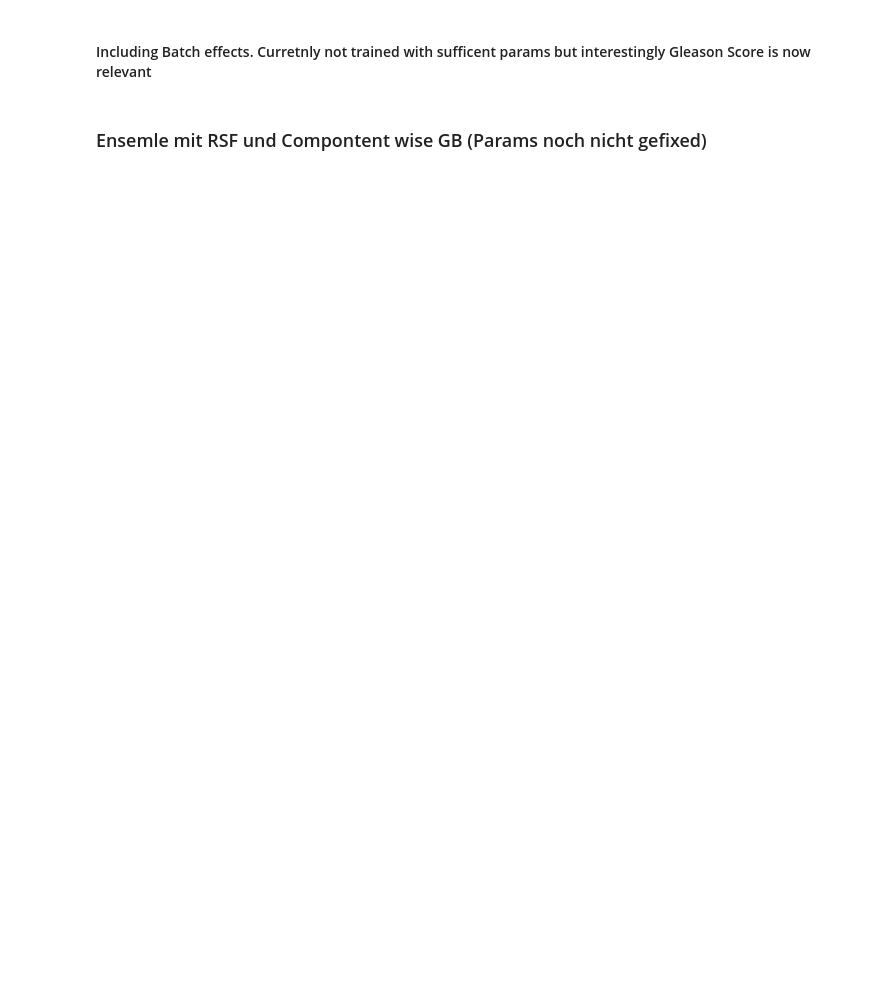
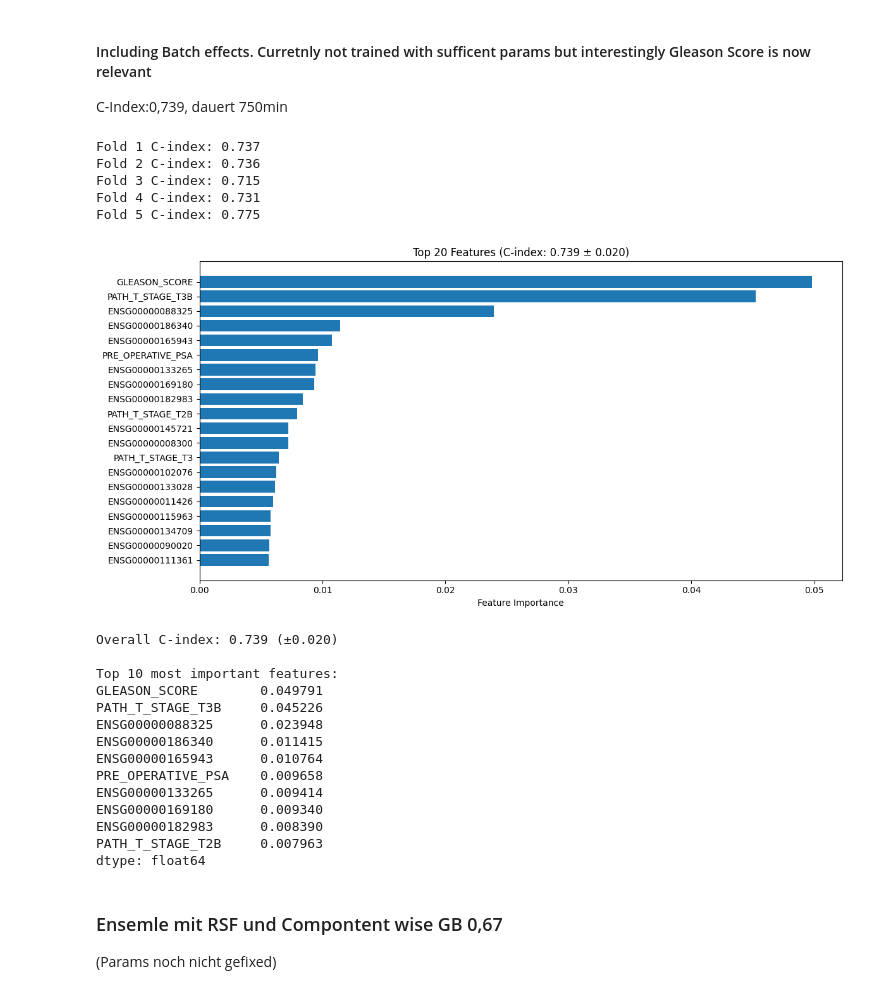
Before and after one commit to JonasSchernich/StatisticalConsulting, a Jupyter notebook: source/jonas_model_1.ipynb, the cells around one changed output. Cells and saved outputs as stored; diff of their text form; code cells hidden in the pictures; blank space fills up the shorter version.

```diff
--- a/source/jonas_model_1.ipynb
+++ b/source/jonas_model_1.ipynb
@@ -30,6 +30,3 @@ merged_pdata_original = loader.merged_pdata_original
 
 # Merged imputierte pData
 merged_pdata_imputed = loader.merged_pdata_imputed
-# %%
-x=merged_pdata_imputed['merged_imputed_pData.csv']
-x['CEP_STATUS']
@@ -459,10 +89,5 @@ Top 10 most important features:
 # %%
-from sklearn.preprocessing import StandardScaler
-from sklearn.feature_selection import SelectFromModel
-from sklearn.model_selection import KFold, GridSearchCV
-from sklearn.pipeline import Pipeline
-import numpy as np
-from sklearn.preprocessing import RobustScaler
+
 
 def prepare_clinical_features(pdata):
     """
@@ -551,10 +176,10 @@ def run_boosting_comparison_with_clinical(exprs_data, pdata, survival_data):
     param_grid = {
         'gb__n_estimators': [500, 1000],
         'gb__learning_rate': [0.01, 0.005],
-        'gb__max_depth': [3, 4, 5],
+        'gb__max_depth': [3, 5],
         'gb__min_samples_split': [5, 10],
         'gb__min_samples_leaf': [3, 5],
-        'gb__subsample': [0.8, 1.0],
+        'gb__subsample': [0.8, 0.8],
         'gb__max_features': ['sqrt', None]
     }
 
@@ -641,20 +283,13 @@ KeyboardInterrupt:
 # %% [markdown]
 #### Including Batch effects. Curretnly not trained with sufficent params but interestingly Gleason Score is now relevant
+C-Index:0,739, dauert 750min
 # %%
-import numpy as np
-import pandas as pd
-from sklearn.preprocessing import StandardScaler
-from sksurv.ensemble import GradientBoostingSurvivalAnalysis
-from sksurv.metrics import concordance_index_censored
-from sklearn.model_selection import KFold
-import matplotlib.pyplot as plt
-
 class BatchAwareSurvivalModel:
     def __init__(self):
         self.scaler = StandardScaler()
         self.base_model = GradientBoostingSurvivalAnalysis(
-            n_estimators=10,
-            learning_rate=0.1,
+            n_estimators=1000,
+            learning_rate=0.05,
             max_depth=3
         )
 
@@ -758,33 +393,55 @@ def main():
     )
 
     # Genetische und klinische Daten kombinieren
     combined_features = pd.concat([exprs, clinical_data], axis=1)
 
     # Modell evaluieren
     c_index_mean, c_index_std = evaluate_model_with_cv(combined_features, y)
 
     # Finales Modell für Feature Importance
     final_model = BatchAwareSurvivalModel()
     final_model.fit(combined_features, y)
     feature_importance = final_model.get_feature_importance()
 
     # Ergebnisse plotten
     plot_results(feature_importance, c_index_mean, c_index_std)
 
     print(f"\nOverall C-index: {c_index_mean:.3f} (±{c_index_std:.3f})")
     print("\nTop 10 most important features:")
     print(feature_importance.sort_values(ascending=False).head(10))
 
 if __name__ == "__main__":
     from preprocessing import DataLoader
     import os
 
     # DataLoader initialisieren
     base_path = os.path.dirname(os.getcwd())
     loader = DataLoader(base_path)
     loader.load_all_data()
 
     main()
+# %% [output]
+Fold 1 C-index: 0.737
+Fold 2 C-index: 0.736
+Fold 3 C-index: 0.715
+Fold 4 C-index: 0.731
+Fold 5 C-index: 0.775
+[figure, added]
+Overall C-index: 0.739 (±0.020)
+
+Top 10 most important features:
+GLEASON_SCORE        0.049791
+PATH_T_STAGE_T3B     0.045226
+ENSG00000088325      0.023948
+ENSG00000186340      0.011415
+ENSG00000165943      0.010764
+PRE_OPERATIVE_PSA    0.009658
+ENSG00000133265      0.009414
+ENSG00000169180      0.009340
+ENSG00000182983      0.008390
+PATH_T_STAGE_T2B     0.007963
+dtype: float64
 # %% [markdown]
-### Ensemle mit RSF und Compontent wise GB (Params noch nicht gefixed)
+### Ensemle mit RSF und Compontent wise GB 0,67
+(Params noch nicht gefixed)
 # %%
```
Also changed, not shown: parts of 17 cells of this notebook, 2 other files.
